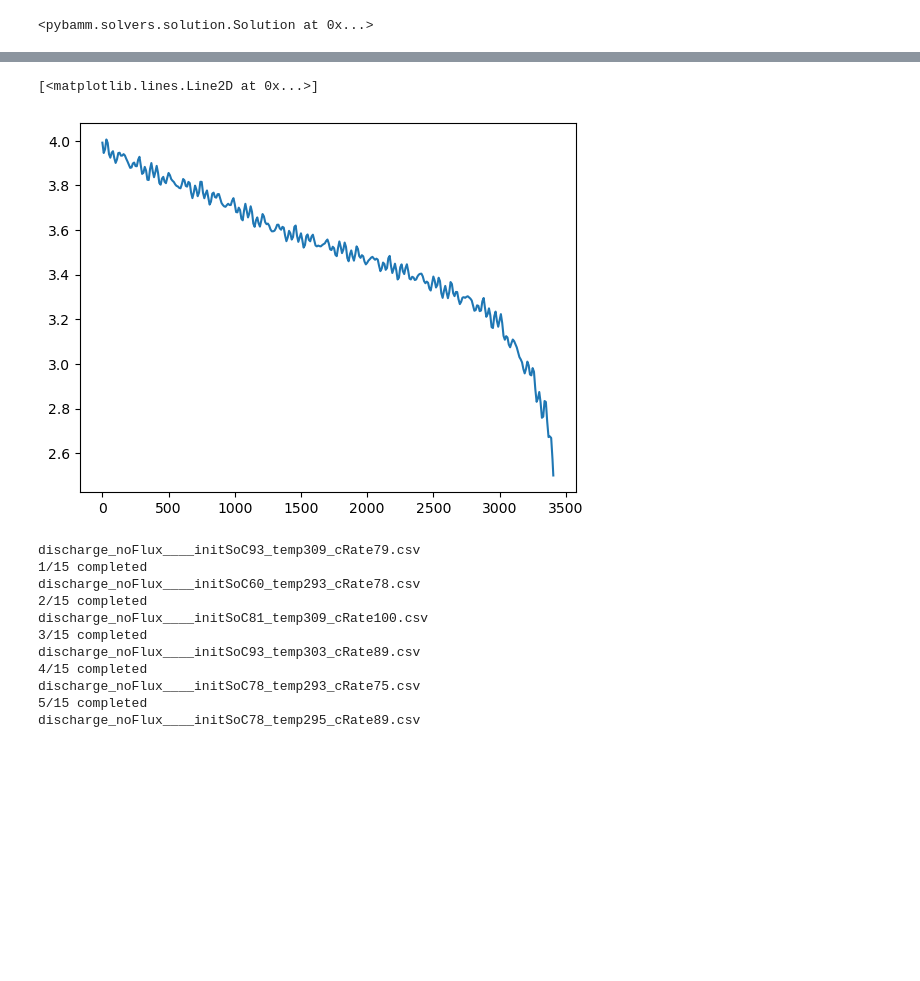
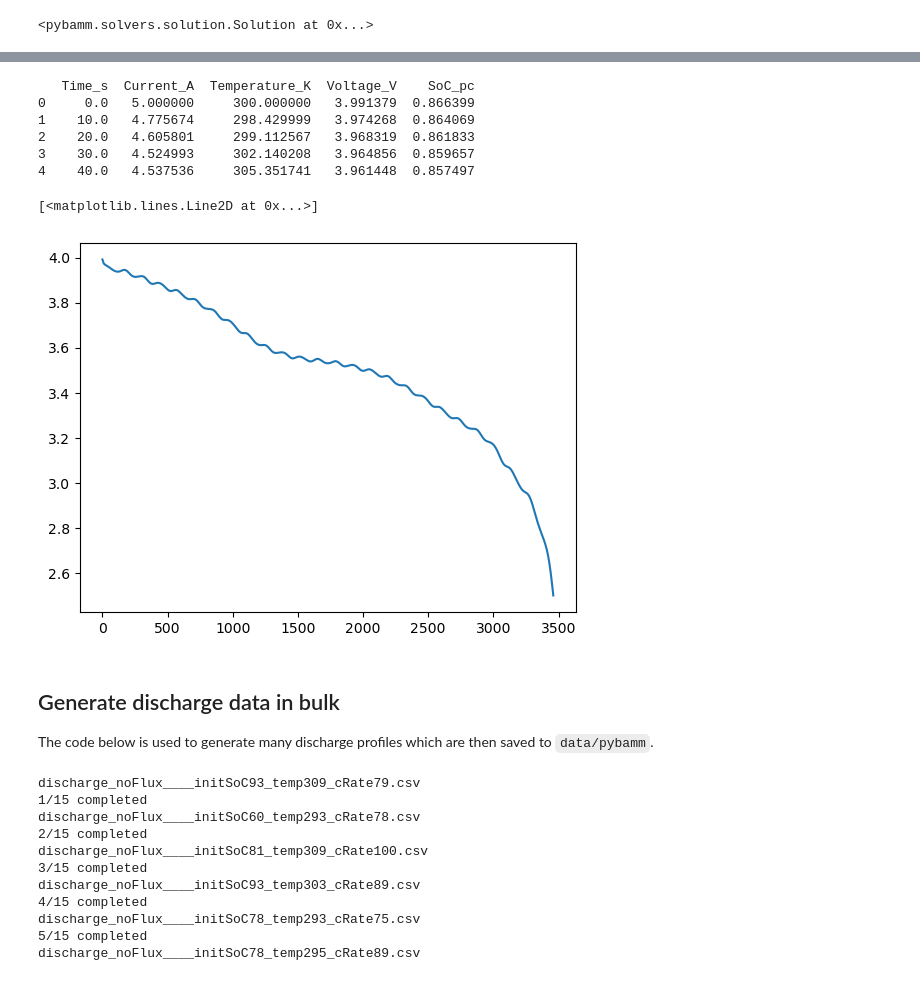
Before and after one commit to SarvTex/june_sciml_workshop, a Jupyter notebook: 11_pybammCreateData.ipynb, the cells around one changed output, grey strips where cells are left out. Drawn from its saved outputs; the diff is of its cells as text; code cells hidden in the pictures; blank space fills up the shorter version.

Commit message:
Improoving the pybamm notebook (presentation)

```diff
--- a/11_pybammCreateData.ipynb
+++ b/11_pybammCreateData.ipynb
@@ -54,7 +54,7 @@ def init_pybamm_model():
 
 
 def generate_simulation(model, parameter_values, cell_capacity, crate_avg=1, crate_dx_pc=0.2, temp_avg=300.0, temp_dx=10.0):
-    parameter_values["Current function [A]"] = generate_data_sum_sin( cell_capacity*crate_avg, cell_capacity*crate_avg*crate_dx_pc )
+    parameter_values["Current function [A]"] = generate_data_sum_sin( cell_capacity*crate_avg, cell_capacity*crate_dx_pc )
     parameter_values["Ambient temperature [K]"] = generate_data_sum_sin( temp_avg, temp_dx )
     parameter_values["Initial temperature [K]"] = temp_avg
 
@@ -76,19 +76,28 @@ interactive(children=(FloatSlider(value=0.0, description='t', max=3406.030876291
 # %%
 def transfer_sol_pandas(solution):
     return pd.DataFrame(data={
         "Time_s": solution["Time [s]"].entries,
         "Current_A": solution["Current [A]"].entries,
         "Temperature_K": solution["Ambient temperature [K]"].entries,
         "Voltage_V": solution["Voltage [V]"].entries,
         "SoC_pc": solution["R-averaged negative particle stoichiometry"].entries.mean(axis=0)
     })
 
 df_sol = transfer_sol_pandas(simul.solution)
-df_sol.head()
+print(df_sol.head())
 plt.plot(df_sol["Time_s"], df_sol["Voltage_V"])
 # %% [output]
-[<matplotlib.lines.Line2D at 0x...>]
+   Time_s  Current_A  Temperature_K  Voltage_V    SoC_pc
+0     0.0   5.000000     300.000000   3.991379  0.866399
+1    10.0   4.775674     298.429999   3.974268  0.864069
+2    20.0   4.605801     299.112567   3.968319  0.861833
+3    30.0   4.524993     302.140208   3.964856  0.859657
+4    40.0   4.537536     305.351741   3.961448  0.857497
+[<matplotlib.lines.Line2D at 0x...>]
-[figure, old version]
+[figure, new version]
+# %% [markdown]
+## Generate discharge data in bulk
+The code below is used to generate many discharge profiles which are then saved to `data/pybamm`.
 # %%
 def generate_discharge_data(crate_max_lim, crate_min_lim, crate_dx,
                             temp_max_lim, temp_min_lim, temp_dx,
```
Also changed, not shown: parts of 2 cells of this notebook.
